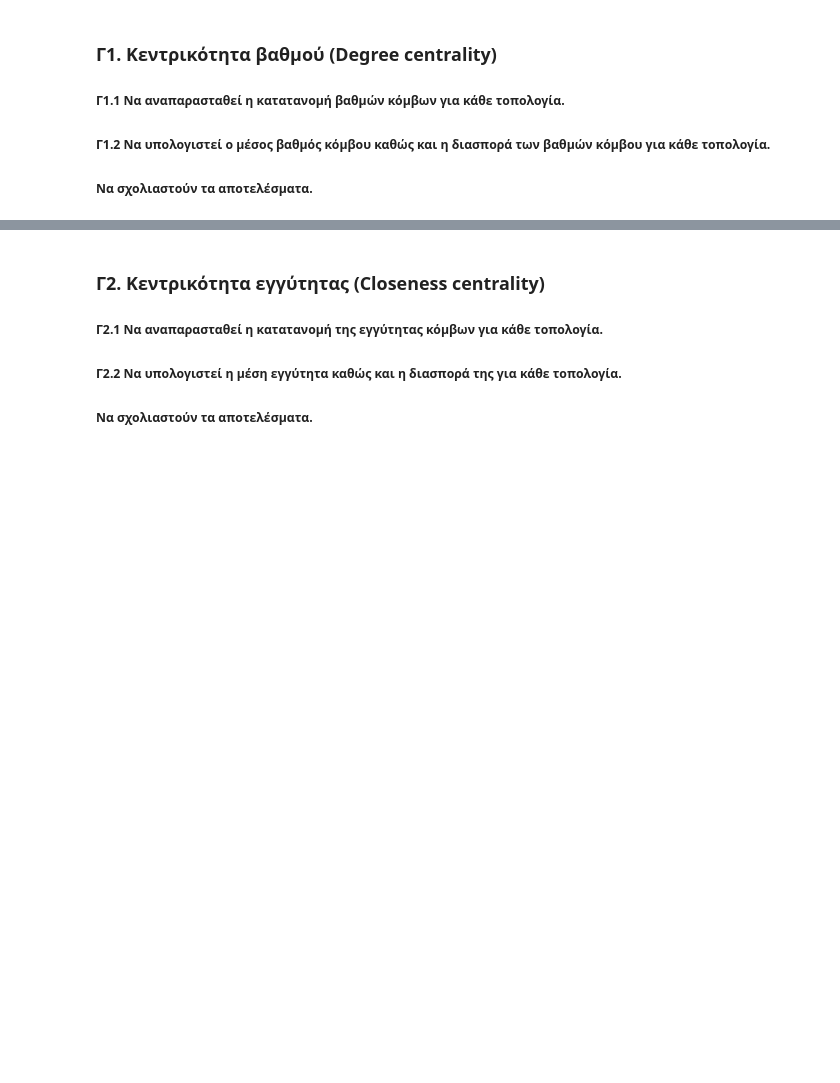
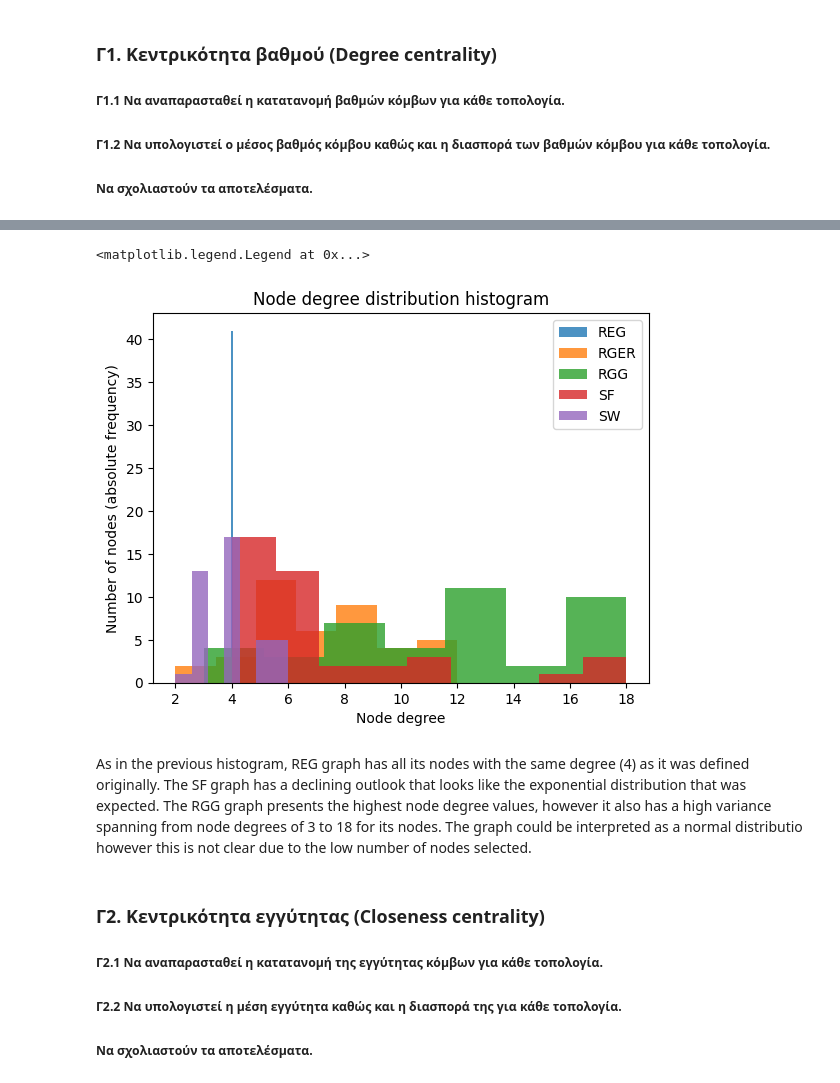
Before and after one commit to billdepo/Social-Networks-Analysis, a Jupyter notebook: lab1/lab1_student_version_Depastas.ipynb, the cells around one changed output, grey strips where cells are left out. Saved outputs shown, nothing was run; the diff lists cells and outputs as text; code cells hidden in the pictures; blank space fills up the shorter version.

```diff
--- a/lab1/lab1_student_version_Depastas.ipynb
+++ b/lab1/lab1_student_version_Depastas.ipynb
@@ -477,4 +473,0 @@ array([1, 2])
-# %%
-a = np.array([])
-a = np.append(a, [1, 2])
-a
@@ -552,0 +569,4 @@ def find_center(G):
+# %%
+for graph in graphs:
+    find_periphery_and_center(graph)
+    print('-----------------------------------')
@@ -563,3 +664,19 @@ def find_degree(G):
+# %%
+graphs: tuple[nx.Graph] = (REG, RGER, RGG, SF, SW)
+graphs_names: list[str] = (G.graph['name'] for G in graphs)
+
+for graph in graphs:
+    if graph == REG:
+        find_degree(graph, n_bins=15, verbose=False, shared_hist=True) # for the REG graph use 15 bins instead of automatically defining them, otherwise a single bin is used by the 'auto' option set as default value in the function
+    else:
+        find_degree(graph, verbose=False, shared_hist=True)
+plt.legend()
+# %% [output]
+<matplotlib.legend.Legend at 0x...>
+[figure, added]
+# %% [markdown]
+As in the previous histogram, REG graph has all its nodes with the same degree (4) as it was defined originally. The SF graph has a declining outlook that looks like the exponential distribution that was expected.
+The RGG graph presents the highest node degree values, however it also has a high variance spanning from node degrees of 3 to 18 for its nodes. The graph could be interpreted as a normal distributio however this is not clear due to the low number of nodes selected.
 # %% [markdown]
 ### Γ2. Κεντρικότητα εγγύτητας (Closeness centrality)
 ##### Γ2.1 Να αναπαρασταθεί η κατατανομή της εγγύτητας κόμβων για κάθε τοπολογία.
```
Also changed, not shown: parts of 24 cells of this notebook, 1 other file.
